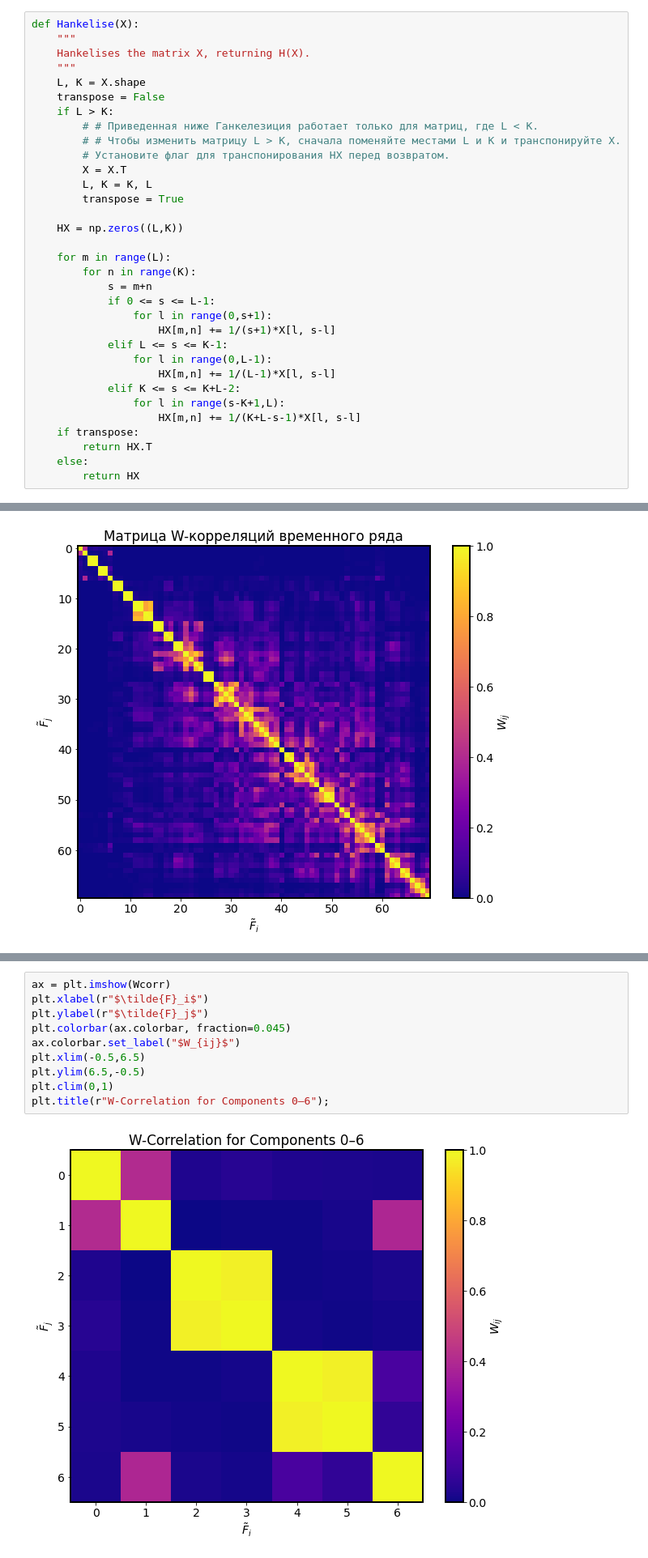
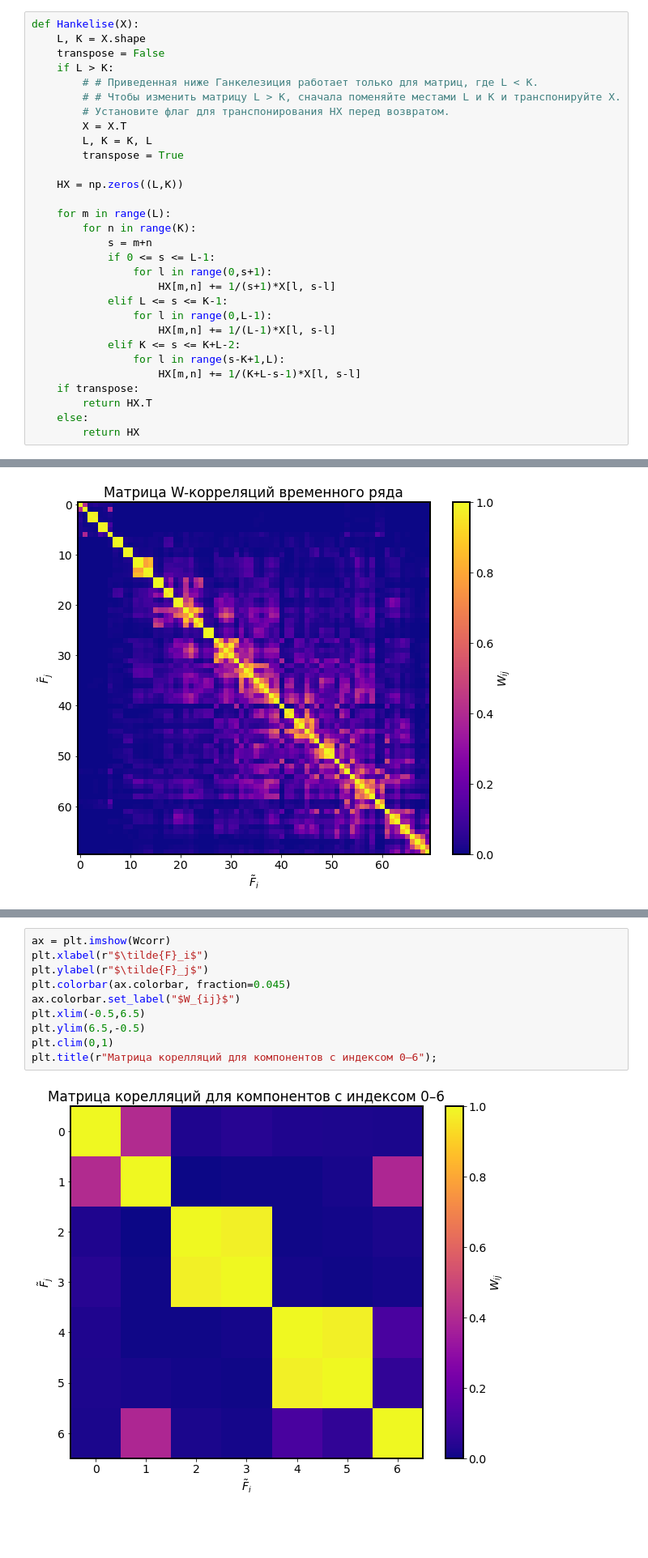
Before and after one commit to v1docq/ML-methods-for-geospatial-data, a Jupyter notebook: Dynamical systems/SSA/SSA.ipynb, the cells around one changed output, grey strips where cells are left out. Shown at 81% size. Saved outputs shown, nothing was run; the diff lists cells and outputs as text; blank space fills up the shorter version.

```diff
--- a/Dynamical systems/SSA/SSA.ipynb
+++ b/Dynamical systems/SSA/SSA.ipynb
@@ -319,8 +299,5 @@ For fun, I've implemented a Hankelisation procedure below. However, don't get to
 # %%
 def Hankelise(X):
-    """
-    Hankelises the matrix X, returning H(X).
-    """
     L, K = X.shape
     transpose = False
     if L > K:
@@ -509,13 +483,13 @@ It is important to note that $\mathbf{W}_{\text{corr}}$ is roughly split into tw
 # %%
 ax = plt.imshow(Wcorr)
 plt.xlabel(r"$\tilde{F}_i$")
 plt.ylabel(r"$\tilde{F}_j$")
 plt.colorbar(ax.colorbar, fraction=0.045)
 ax.colorbar.set_label("$W_{ij}$")
 plt.xlim(-0.5,6.5)
 plt.ylim(6.5,-0.5)
 plt.clim(0,1)
-plt.title(r"W-Correlation for Components 0–6");
+plt.title(r"Матрица корелляций для компонентов с индексом 0–6");
 # %% [output]
-[figure, old version]
+[figure, new version]
 # %% [markdown]
```
Also changed, not shown: parts of 91 cells of this notebook.
